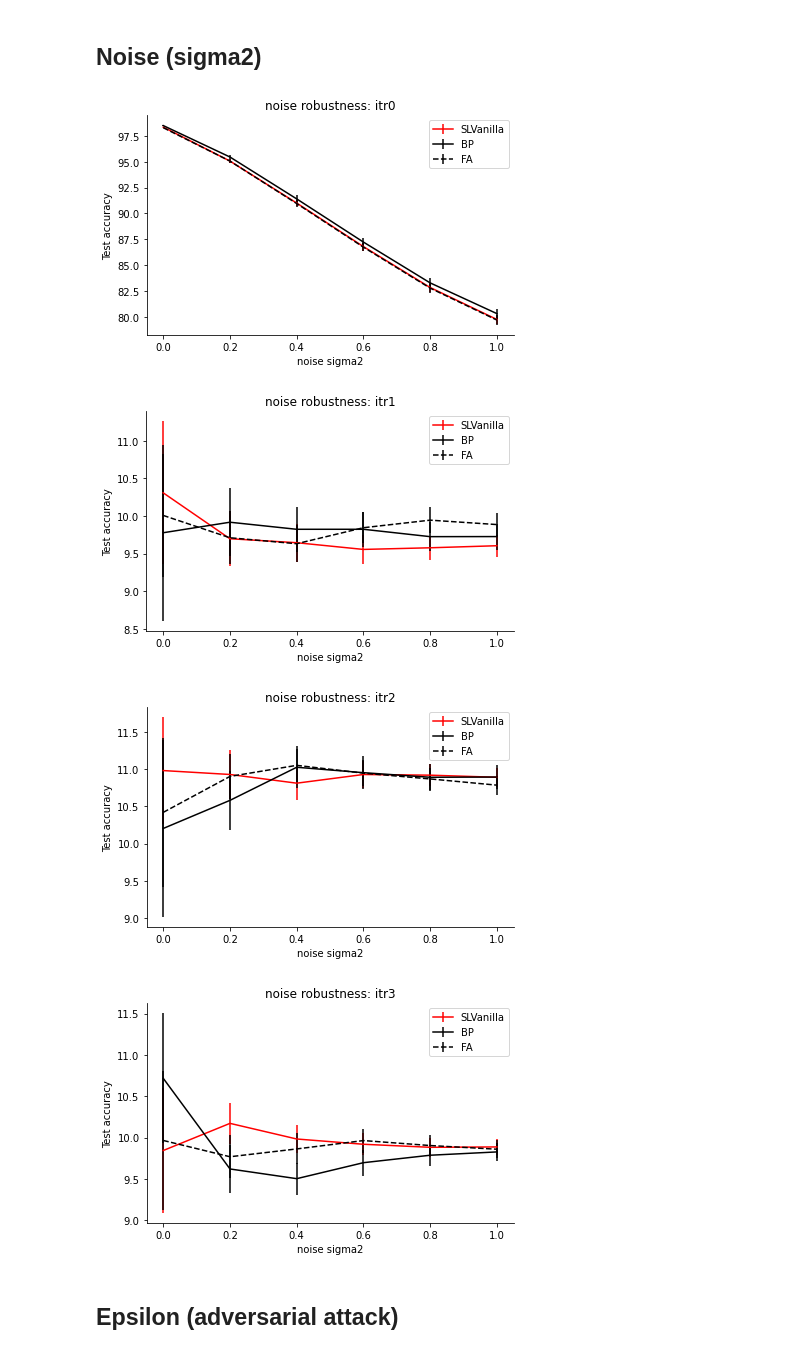
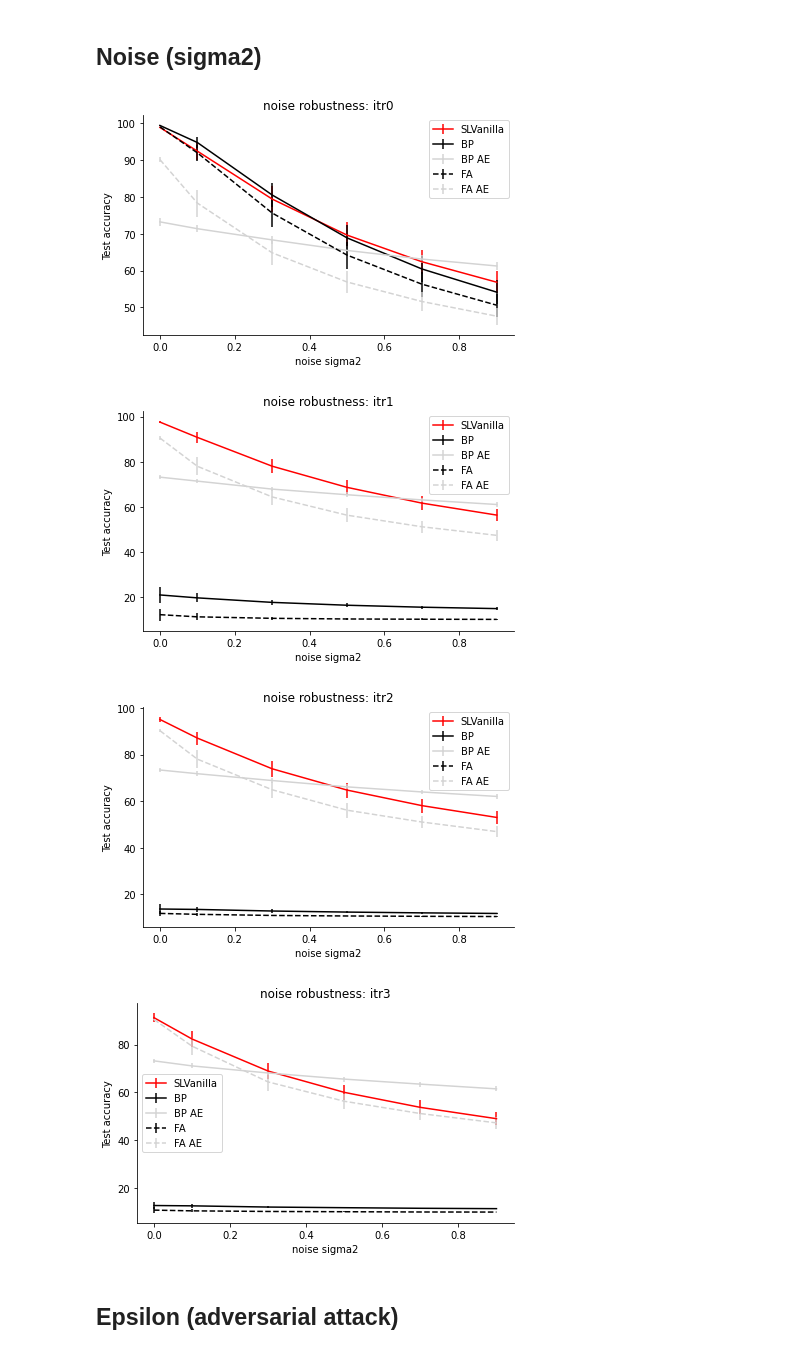
Before and after one commit to toosi/Feedback_Feedforward_Alignment, a Jupyter notebook: generate_figures_draft.ipynb, the cells around one changed output. Cells and saved outputs as stored; diff of their text form; code cells hidden in the pictures.

```diff
--- a/generate_figures_draft.ipynb
+++ b/generate_figures_draft.ipynb
@@ -47,0 +47,6 @@ all_paths = getListOfFiles(resultsdir)
+# %%
+for p in all_paths:
+     if os.path.getsize(p) > 10000000:
+            if '.csv' in p or '.json' in p:
+                print(os.path.getsize(p), p.split('/')[-2:])
+                print(os.remove(p))
@@ -314,7 +476,7 @@ def get_measure_dicts_autoencoders(hashname):
 # %%
 #'RMSpropRMSpropMNISTAsymResLNet10' #'RMSpropRMSpropMNISTFullyConn' ##'RMSpropRMSpropMNISTFullyConnE150'
     # 'RMSpRMSpMNISTAsymResLNet10BNaffine'
-hashname= 'RMSpRMSpMNISTAsymResLNet10BNaffine'
+hashname=  'RMSpRMSpFaMNISTAsymResLNet10BNaffPtnc30' #'RMSpRMSpFaMNISTAsymResLNet10BNaff' #'RMSpRMSpMNISTAsymResLNet10BNaffine'
 test_acc_dict, test_corrd_dict, test_lossd_dict, configs = get_measure_dicts(hashname)
 test_acc_dict_ae, test_corrd_dict_ae, test_lossd_dict_ae, configs = get_measure_dicts_autoencoders(hashname)
 n_epochs = configs['epochs']
@@ -734,9 +1002,11 @@ import pandas as pd
 # def get_evaluation_dicts(hashname):
 #'RMSpropRMSpropMNISTAsymResLNet10' #'RMSpropRMSpropMNISTFullyConn' ##'RMSpropRMSpropMNISTFullyConnE150'
 # 'RMSpRMSpMNISTAsymResLNet10BNaffine'
-hashname='RMSpropRMSpropMNISTAsymResLNet10'
-measure_key = 'Test_acce' #'Test_corrd' #'Test_acce'
-measure_name = 'accuracy' # 'correlation'# 'accuracy'
+hashname='RMSpRMSpMNISTAsymResLNet10BNaff3'
+# 'RMSpRMSpFaMNISTAsymResLNet10BNaffPtnc30'
+# 'RMSpropRMSpropMNISTAsymResLNet10'
+measure_key = 'Test_acce' #'Test_corrd' #'Test_acce' #'Test_corrd' #'Test_acce'
+measure_name = 'accuracy' #'correlation'# 'accuracy' # 'correlation'# 'accuracy'
 # BP_eval2020-10-07_05-57_maxitr4_epsilon0.0e+00_noisesigma20.1.json
 
 methods = ['SLVanilla','BP', 'FA']
@@ -852,37 +1122,51 @@ for iteration in range(4):
         ax.errorbar(sigmas,itr_means, itr_sems, label=method, color=colors[method], ls=linestyles[method])
 
 #         if measure_name == 'accuracy':
 #             ax.set_ylim([0,100])
 #         else:
 #             ax.set_ylim([0,0.8])
+        #-----autoencoders
+        if method in ['FA','BP']:
+            itr_means, itr_sems = [], []
+            for j, s in enumerate(sigmas):
+                method_selection = master_df_autoencoder['method']==method
+                epsilon_selection = master_df_autoencoder['epsilon']==0.0
+                sigma2_selection = (master_df_autoencoder['sigma2']-s)<0.01
+                itr = master_df_autoencoder[(method_selection & epsilon_selection )& sigma2_selection]['itr%d'%iteration]
+        #         ax.bar(j,itr.mean(), edgecolor=colors[method], color = facecolors[method])
+        #         ax.errorbar(j,itr.mean(), ss.sem(itr), color='k' )
+                itr_means.append(itr.mean())
+                itr_sems.append(ss.sem(itr))
+            ax.errorbar(sigmas,itr_means, itr_sems, label=method+' AE', color='lightgray', ls=linestyles[method])
+
 
         ax = plt.gca()
         ax.patch.set_visible(False)
         ax.spines['right'].set_visible(False)
         ax.spines['top'].set_visible(False)
         plt.tick_params(axis='y',direction='out', right=False)
         plt.tick_params(axis='x',direction='out', top=False)
     #     ax.set_xticks(range(len(sigmas)))
     #     ax.set_xticklabels(sigmas)
         ax.set_xlabel('noise sigma2')
         ax.set_ylabel('Test %s'%measure_name)
 #         if measure_name == 'accuracy':
 #             ax.text(1.1, 1, hashname, fontsize=8, rotation=90)
 
         ax.set_title('noise robustness: itr%d'%(iteration))
         ax.legend()
         plt.tight_layout()
 
     savedir = path_prefix + '/Results/Symbio/runswithhash/%s/evaluate/'%hashname
     if not os.path.exists(savedir):
         os.makedirs(savedir)
     fig.savefig(savedir + 'noise_itr%d_%s.png'%(iteration, measure_name), dpi=200)
     fig.savefig(savedir + 'noise_itr%d_%s.pdf'%(iteration, measure_name), dpi=200)
 # %% [output]
-[figure, old version]
+[figure, new version]
-[figure, old version]
+[figure, new version]
-[figure, old version]
+[figure, new version]
-[figure, old version]
+[figure, new version]
 # %% [markdown]
 ## Epsilon (adversarial attack)
 # %%
```
Also changed, not shown: parts of 26 cells of this notebook, 5 other files.
